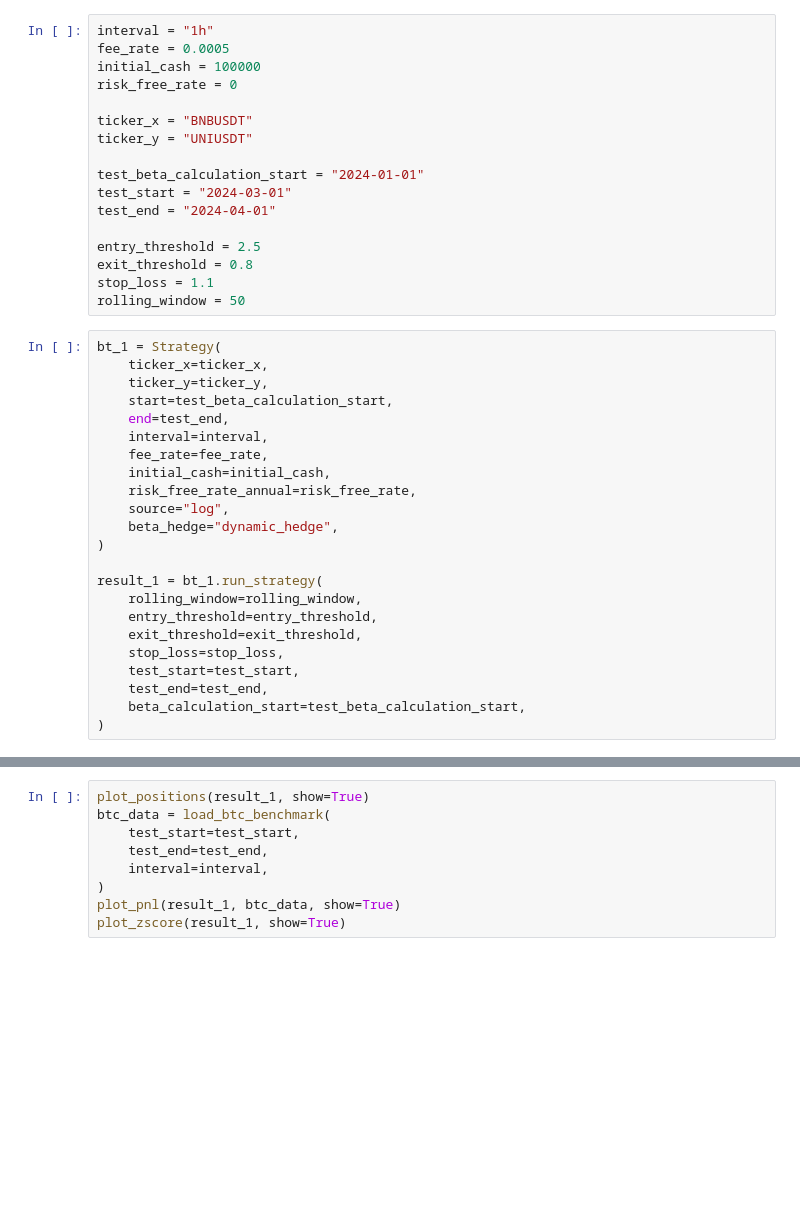
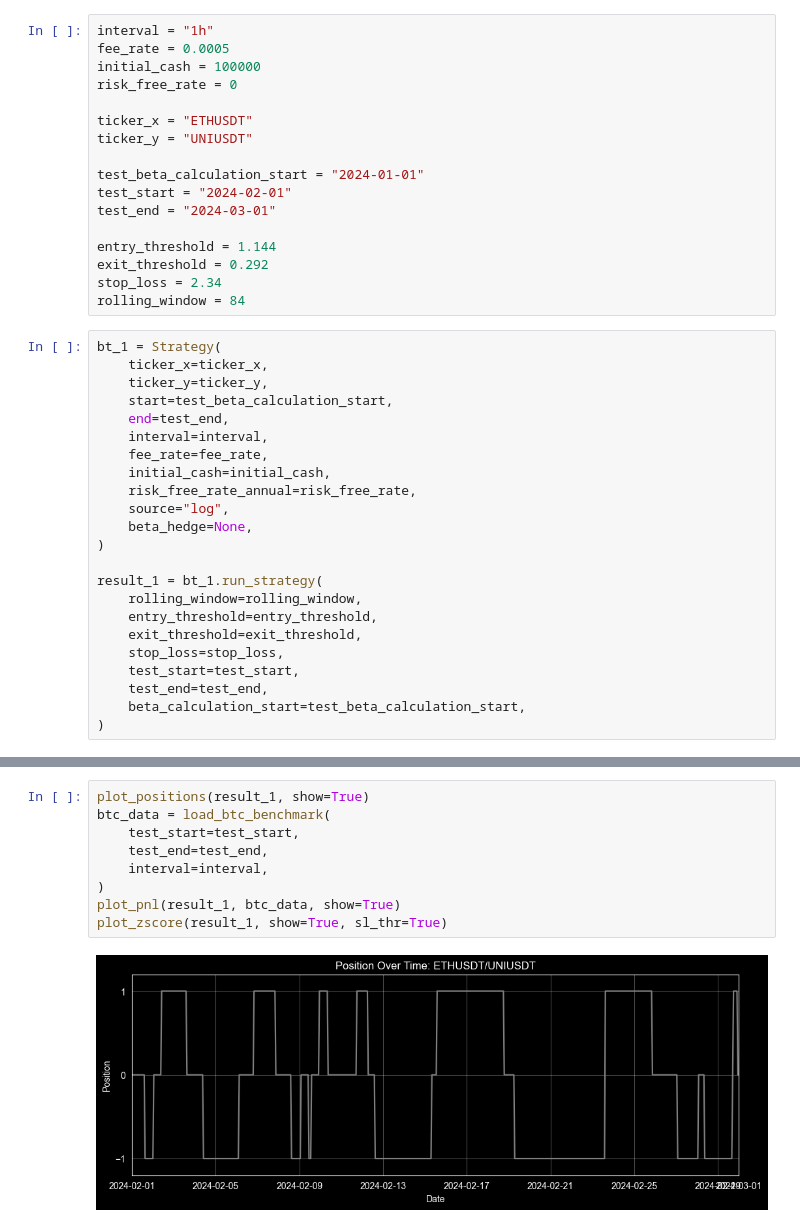
Before and after one commit to damianlebiedz/pair-trading-with-rl, a Jupyter notebook: notebooks/debug.ipynb, the cells around one changed output, grey strips where cells are left out. Cells and saved outputs as stored; diff of their text form; blank space fills up the shorter version.

```diff
--- a/notebooks/debug.ipynb
+++ b/notebooks/debug.ipynb
@@ -8,17 +11,17 @@ fee_rate = 0.0005
 initial_cash = 100000
 risk_free_rate = 0
 
-ticker_x = "BNBUSDT"
+ticker_x = "ETHUSDT"
 ticker_y = "UNIUSDT"
 
 test_beta_calculation_start = "2024-01-01"
-test_start = "2024-03-01"
-test_end = "2024-04-01"
+test_start = "2024-02-01"
+test_end = "2024-03-01"
 
-entry_threshold = 2.5
-exit_threshold = 0.8
-stop_loss = 1.1
-rolling_window = 50
+entry_threshold = 1.144
+exit_threshold = 0.292
+stop_loss = 2.34
+rolling_window = 84
 # %%
 bt_1 = Strategy(
     ticker_x=ticker_x,
@@ -30,7 +33,7 @@ bt_1 = Strategy(
     initial_cash=initial_cash,
     risk_free_rate_annual=risk_free_rate,
     source="log",
-    beta_hedge="dynamic_hedge",
+    beta_hedge=None,
 )
 
 result_1 = bt_1.run_strategy(
@@ -49,9 +71,11 @@ result_1.stats
 # %%
 plot_positions(result_1, show=True)
 btc_data = load_btc_benchmark(
     test_start=test_start,
     test_end=test_end,
     interval=interval,
 )
 plot_pnl(result_1, btc_data, show=True)
-plot_zscore(result_1, show=True)
+plot_zscore(result_1, show=True, sl_thr=True)
+# %% [output]
+[figure, added]
```
Also changed, not shown: parts of 5 cells of this notebook, 15 other files.
